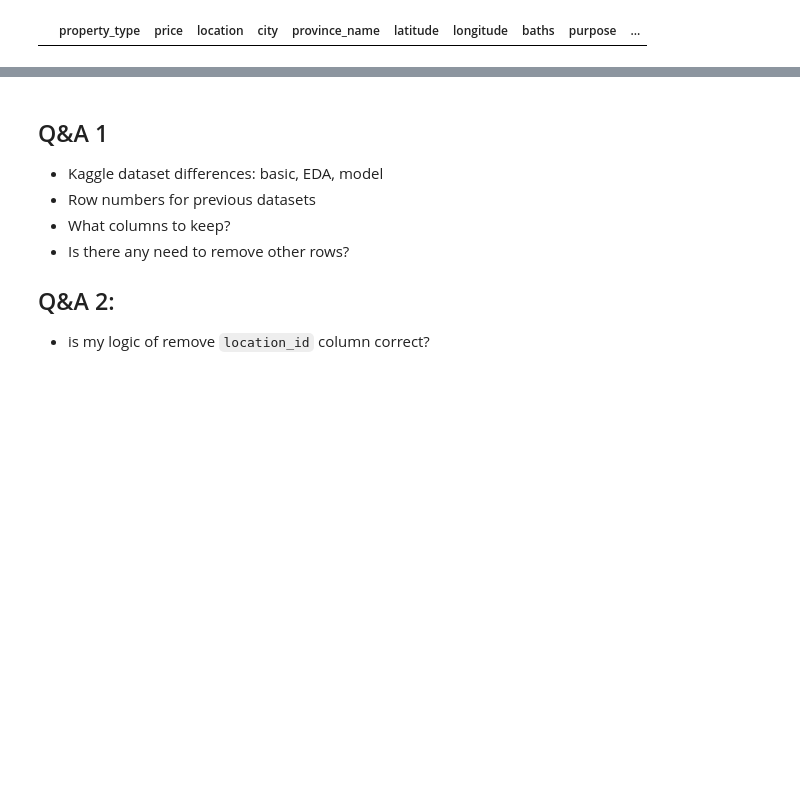
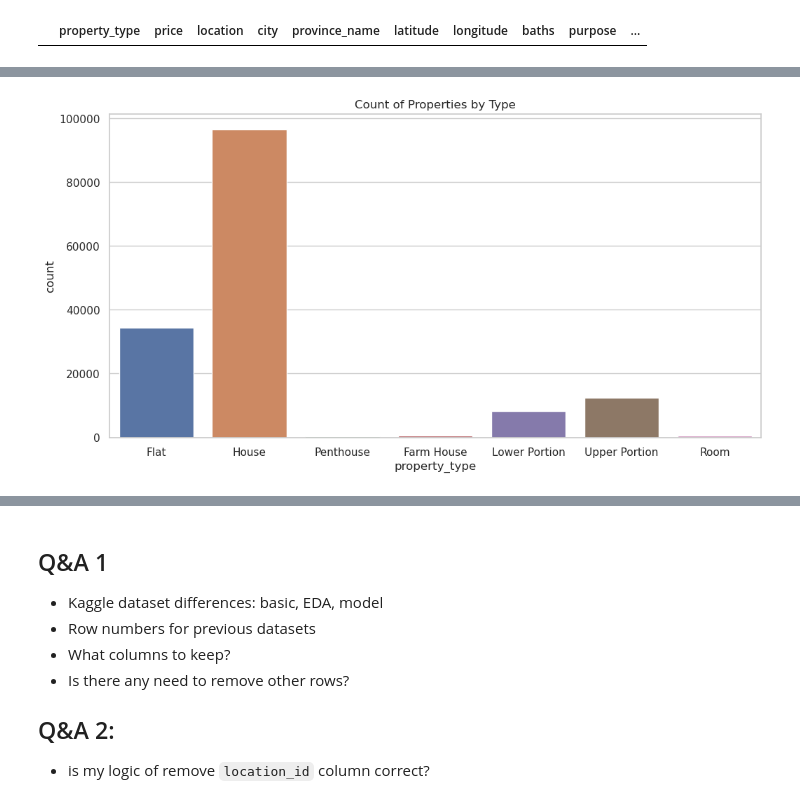
Before and after one commit to liviubalan/data-science-projects, a Jupyter notebook: kaggle/01-house-prices-2023/01-Kaggle House Prices 2023.ipynb, the cells around one changed output, grey strips where cells are left out. Saved outputs shown, nothing was run; the diff lists cells and outputs as text; code cells hidden in the pictures; blank space fills up the shorter version.

```diff
--- a/kaggle/01-house-prices-2023/01-Kaggle House Prices 2023.ipynb
+++ b/kaggle/01-house-prices-2023/01-Kaggle House Prices 2023.ipynb
@@ -359,0 +384,9 @@ df.to_csv('data/export.csv')
+# %%
+# Categorical Variables - Count Plot
+# Create count plot for a categorical variable
+plt.figure(figsize=(12, 6))
+sns.countplot(x='property_type', data=df)
+plt.title('Count of Properties by Type')
+plt.show()
+# %% [output]
+[figure, added]
```
Also changed, not shown: parts of 7 cells of this notebook.
